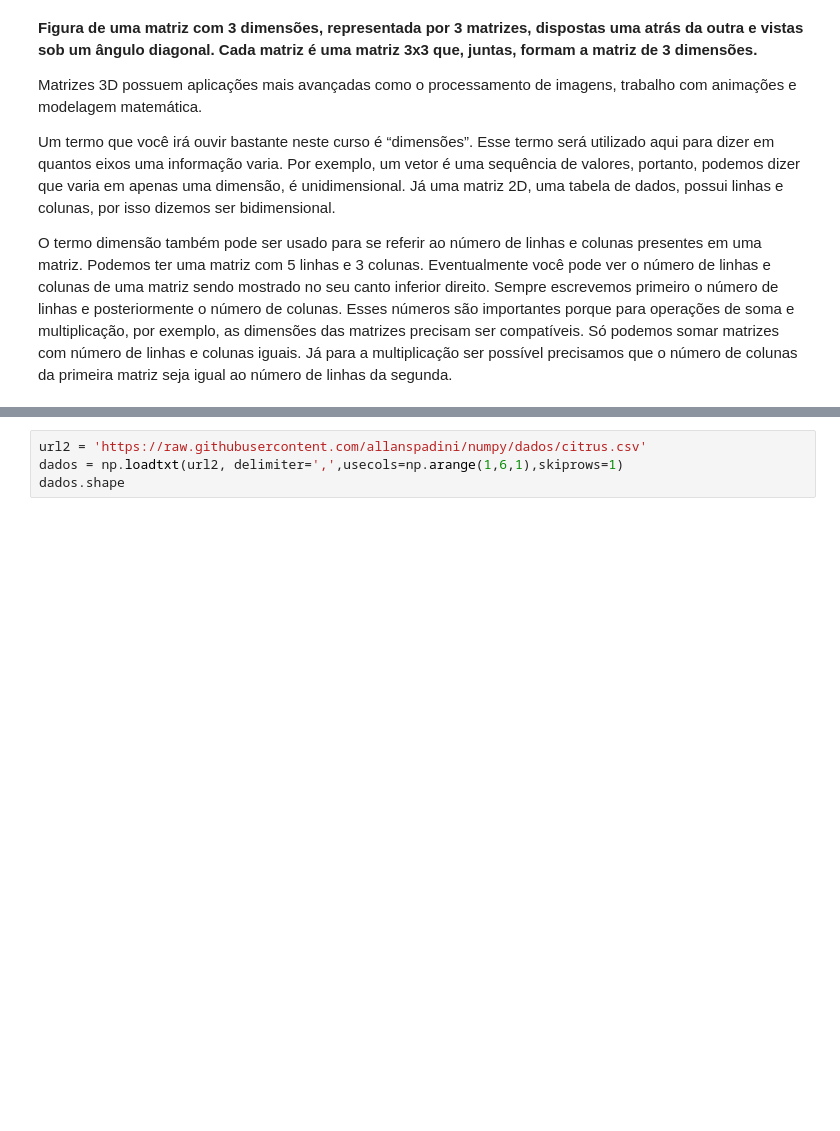
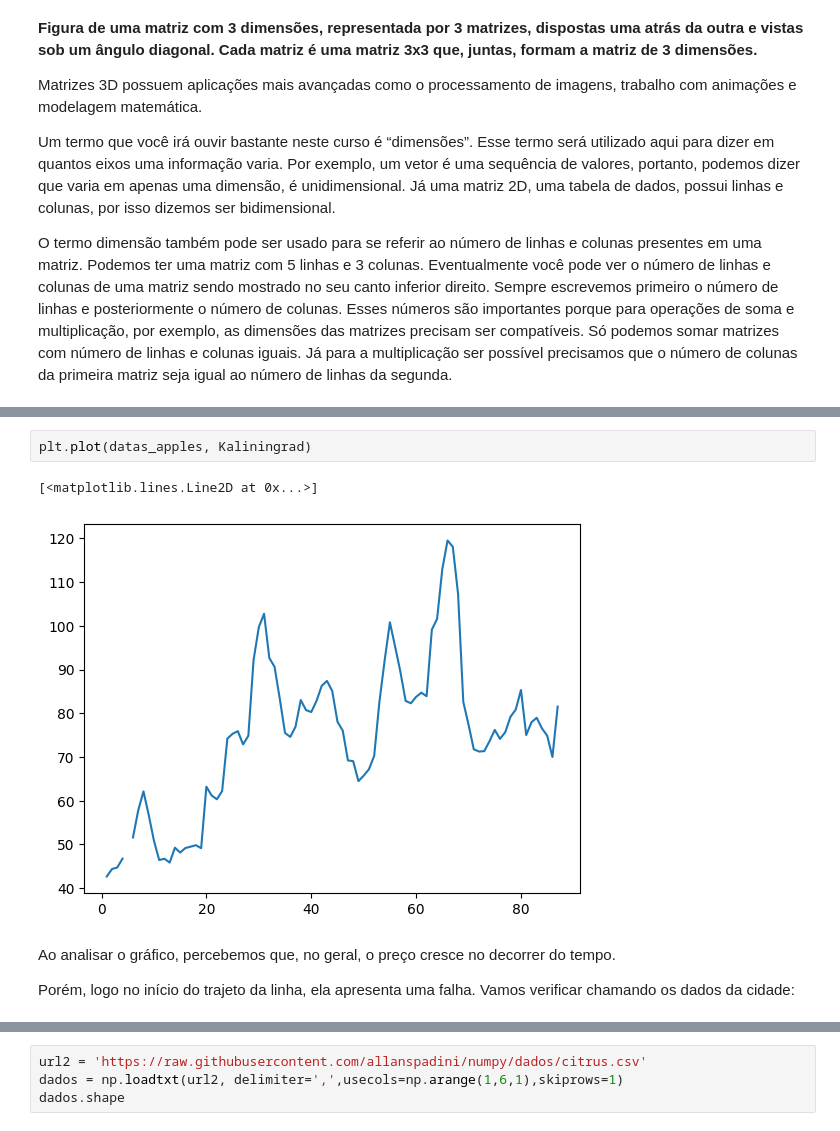
Before and after one commit to vinen0/PYTHON, a Jupyter notebook: Iniciando_NumPy.ipynb, the cells around one changed output, grey strips where cells are left out. Drawn from its saved outputs; the diff is of its cells as text; blank space fills up the shorter version.

```diff
--- a/Iniciando_NumPy.ipynb
+++ b/Iniciando_NumPy.ipynb
@@ -335,0 +362,9 @@ O termo dimensão também pode ser usado para se referir ao número de linhas e
+# %%
+plt.plot(datas_apples, Kaliningrad)
+# %% [output]
+[<matplotlib.lines.Line2D at 0x...>]
+[figure, added]
+# %% [markdown]
+ Ao analisar o gráfico, percebemos que, no geral, o preço cresce no decorrer do tempo.
+
+Porém, logo no início do trajeto da linha, ela apresenta uma falha. Vamos verificar chamando os dados da cidade:
```
Also changed, not shown: parts of 104 cells of this notebook.
